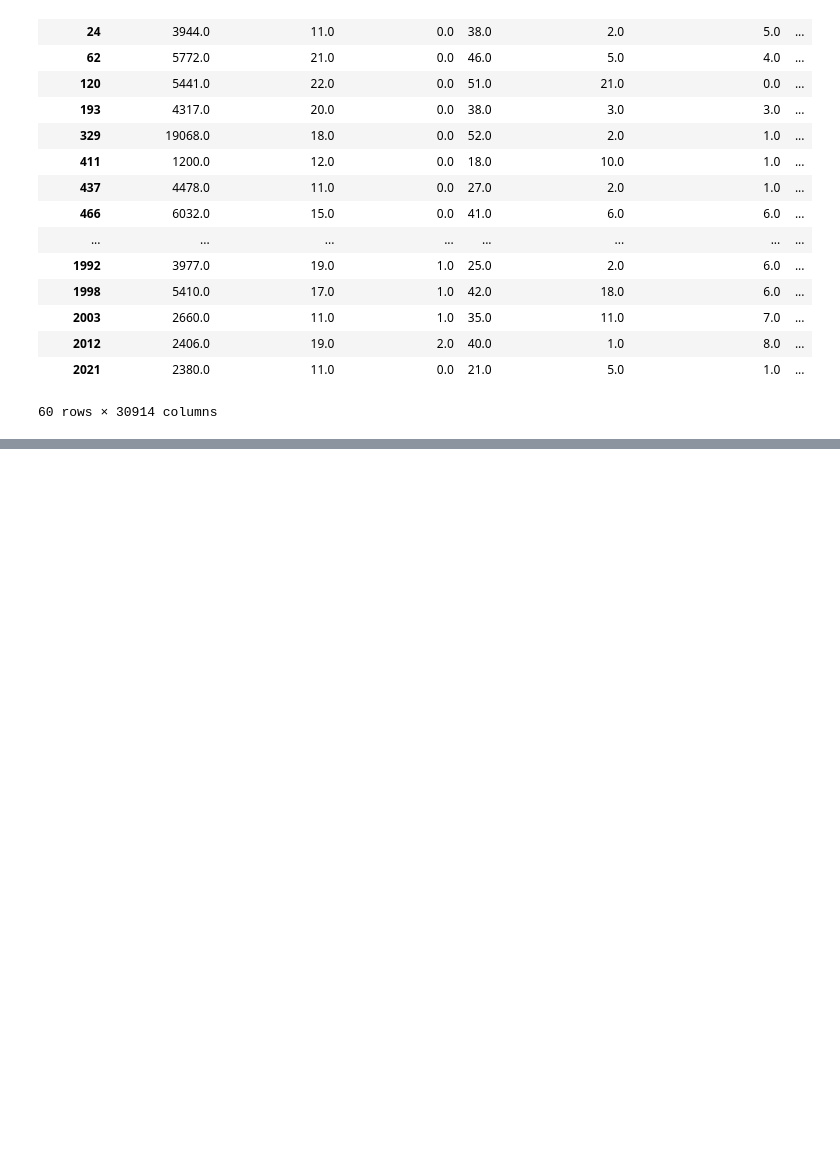
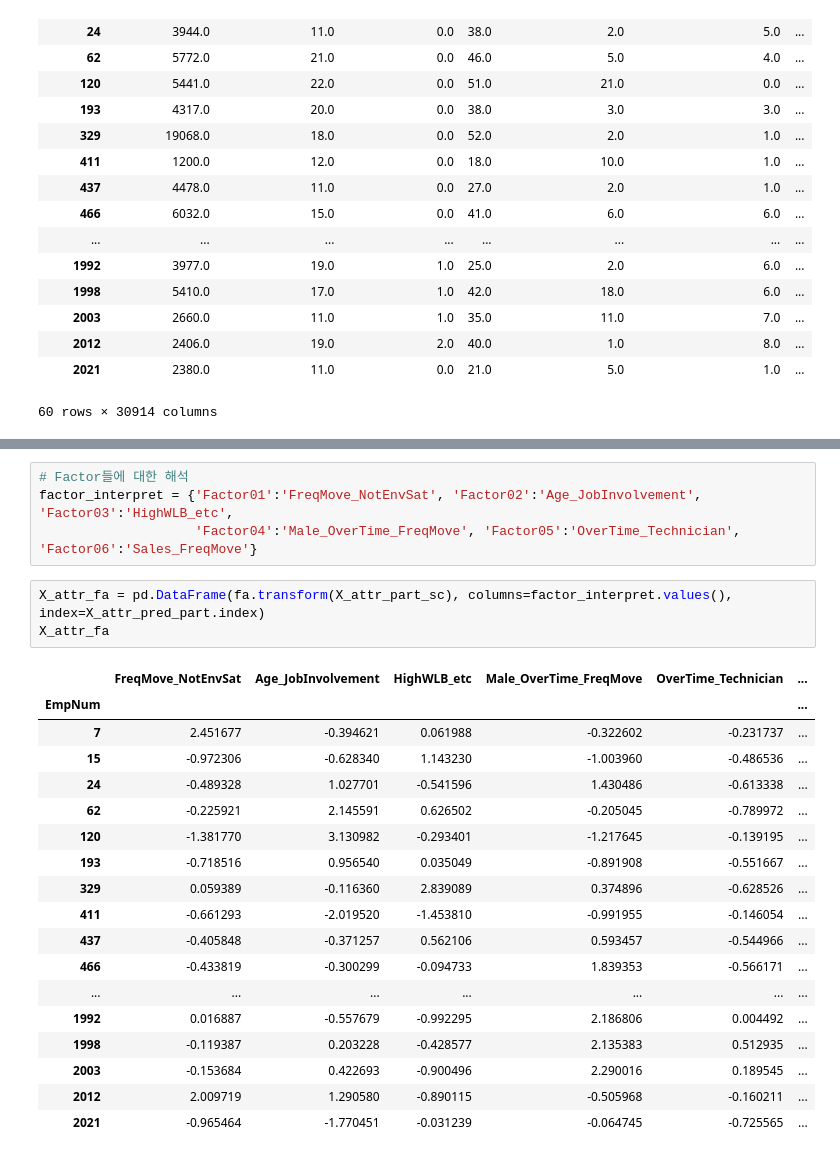
Before and after one commit to minstrel1149/HR_analytics_1, a Jupyter notebook: Attrition_analytics_features.ipynb, the cells around one changed output, grey strips where cells are left out. Cells and saved outputs as stored; diff of their text form; blank space fills up the shorter version.

```diff
--- a/Attrition_analytics_features.ipynb
+++ b/Attrition_analytics_features.ipynb
@@ -447,0 +506,26 @@ X_attr_cluster
+# %%
+# Factor들에 대한 해석
+factor_interpret = {'Factor01':'FreqMove_NotEnvSat', 'Factor02':'Age_JobInvolvement', 'Factor03':'HighWLB_etc',
+                    'Factor04':'Male_OverTime_FreqMove', 'Factor05':'OverTime_Technician', 'Factor06':'Sales_FreqMove'}
+# %%
+X_attr_fa = pd.DataFrame(fa.transform(X_attr_part_sc), columns=factor_interpret.values(), index=X_attr_pred_part.index)
+X_attr_fa
+# %% [output]
+|  | FreqMove_NotEnvSat | Age_JobInvolvement | HighWLB_etc | Male_OverTime_FreqMove | OverTime_Technician | ... |
+| EmpNum |  |  |  |  |  | ... |
+| 7 | 2.451677 | -0.394621 | 0.061988 | -0.322602 | -0.231737 | ... |
+| 15 | -0.972306 | -0.628340 | 1.143230 | -1.003960 | -0.486536 | ... |
+| 24 | -0.489328 | 1.027701 | -0.541596 | 1.430486 | -0.613338 | ... |
+| 62 | -0.225921 | 2.145591 | 0.626502 | -0.205045 | -0.789972 | ... |
+| 120 | -1.381770 | 3.130982 | -0.293401 | -1.217645 | -0.139195 | ... |
+| 193 | -0.718516 | 0.956540 | 0.035049 | -0.891908 | -0.551667 | ... |
+| 329 | 0.059389 | -0.116360 | 2.839089 | 0.374896 | -0.628526 | ... |
+| 411 | -0.661293 | -2.019520 | -1.453810 | -0.991955 | -0.146054 | ... |
+| 437 | -0.405848 | -0.371257 | 0.562106 | 0.593457 | -0.544966 | ... |
+| 466 | -0.433819 | -0.300299 | -0.094733 | 1.839353 | -0.566171 | ... |
+| ... | ... | ... | ... | ... | ... | ... |
+| 1992 | 0.016887 | -0.557679 | -0.992295 | 2.186806 | 0.004492 | ... |
+| 1998 | -0.119387 | 0.203228 | -0.428577 | 2.135383 | 0.512935 | ... |
+| 2003 | -0.153684 | 0.422693 | -0.900496 | 2.290016 | 0.189545 | ... |
+| 2012 | 2.009719 | 1.290580 | -0.890115 | -0.505968 | -0.160211 | ... |
+| 2021 | -0.965464 | -1.770451 | -0.031239 | -0.064745 | -0.725565 | ... |
```
Also changed, not shown: parts of 20 cells of this notebook.
